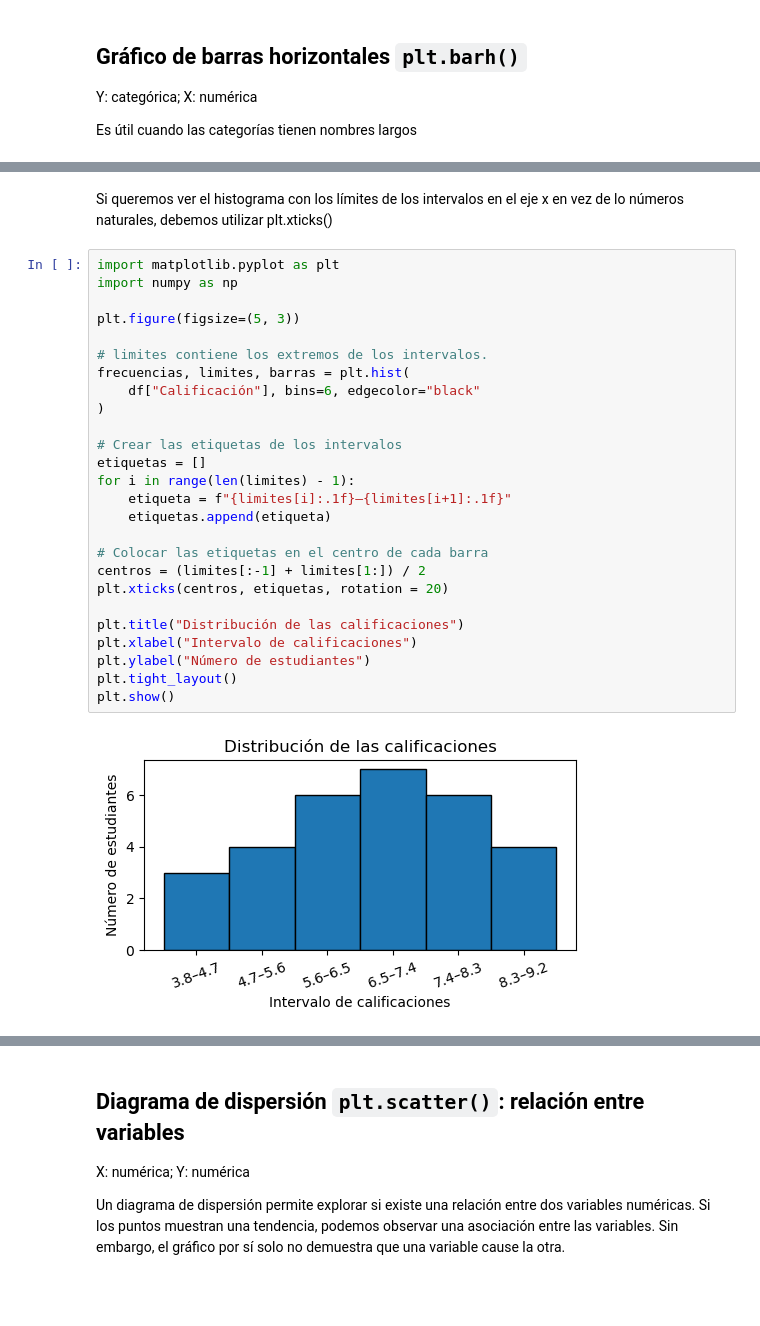
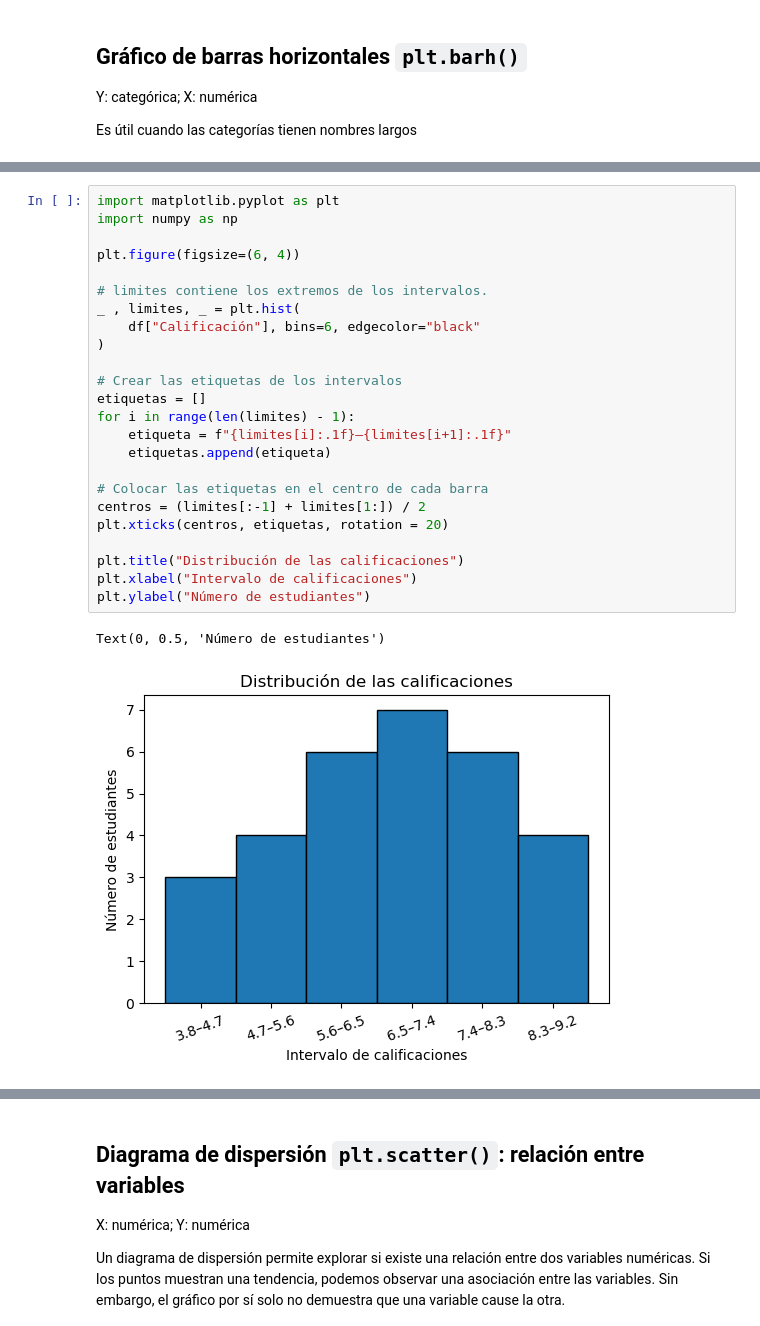
Before and after one commit to soesteve/Programming-in-Data-Science, a Jupyter notebook: 7_Visualizacion.ipynb, the cells around one changed output, grey strips where cells are left out. Saved outputs shown, nothing was run; the diff lists cells and outputs as text; blank space fills up the shorter version.

```diff
--- a/7_Visualizacion.ipynb
+++ b/7_Visualizacion.ipynb
@@ -310,30 +297,27 @@ No existe un número de intervalos óptimo para todos los conjuntos de datos.
-# %% [markdown]
-Si queremos ver el histograma con los límites de los intervalos en el eje x en vez de lo números naturales, debemos utilizar plt.xticks()
 # %%
 import matplotlib.pyplot as plt
 import numpy as np
 
-plt.figure(figsize=(5, 3))
+plt.figure(figsize=(6, 4))
 
 # limites contiene los extremos de los intervalos.
-frecuencias, limites, barras = plt.hist(
+_ , limites, _ = plt.hist(
     df["Calificación"], bins=6, edgecolor="black"
 )
 
 # Crear las etiquetas de los intervalos
 etiquetas = []
 for i in range(len(limites) - 1):
     etiqueta = f"{limites[i]:.1f}–{limites[i+1]:.1f}"
     etiquetas.append(etiqueta)
 
 # Colocar las etiquetas en el centro de cada barra
 centros = (limites[:-1] + limites[1:]) / 2
 plt.xticks(centros, etiquetas, rotation = 20)
 
 plt.title("Distribución de las calificaciones")
 plt.xlabel("Intervalo de calificaciones")
 plt.ylabel("Número de estudiantes")
-plt.tight_layout()
-plt.show()
 # %% [output]
+Text(0, 0.5, 'Número de estudiantes')
-[figure, old version]
+[figure, new version]
```
Also changed, not shown: parts of 7 cells of this notebook.
